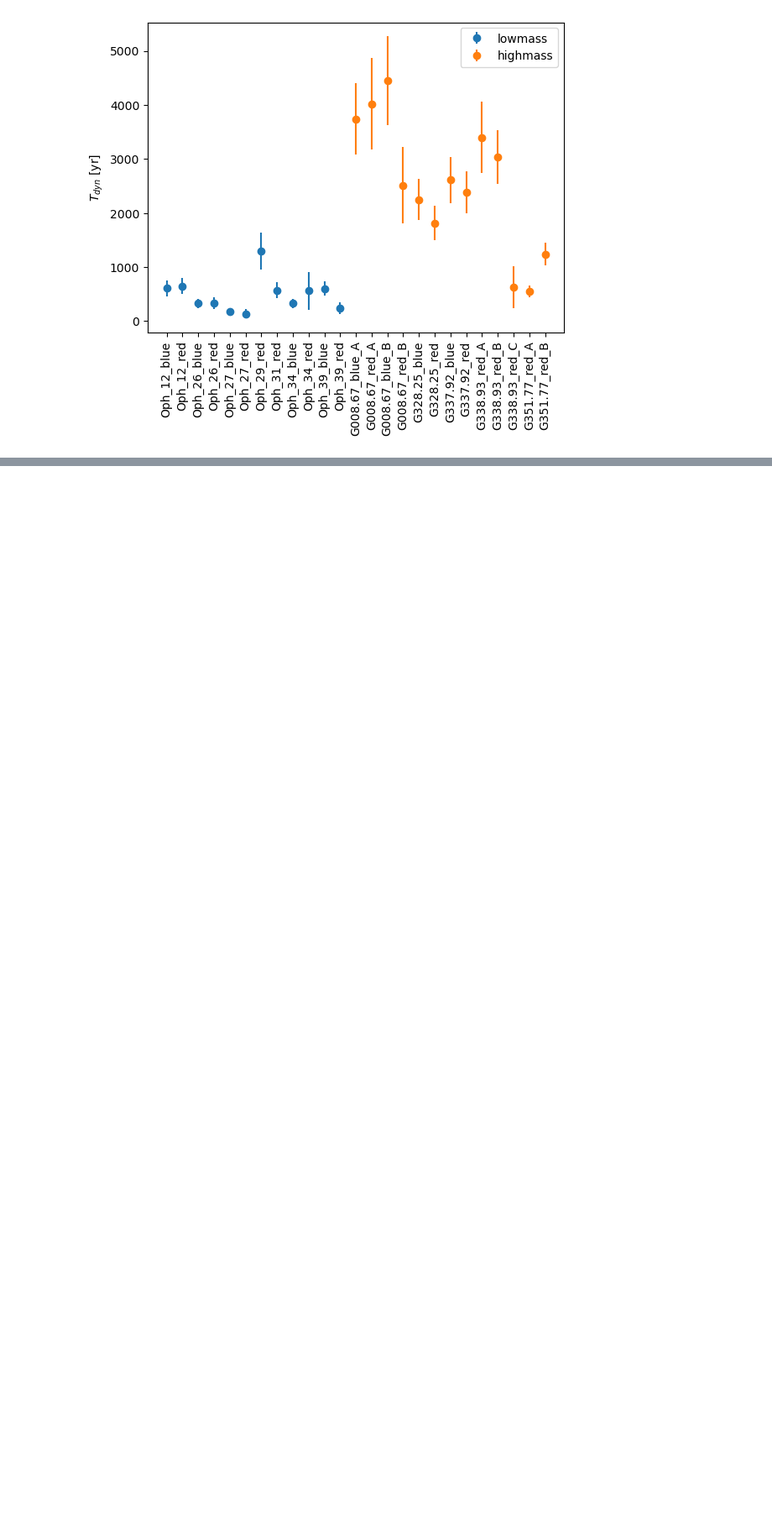
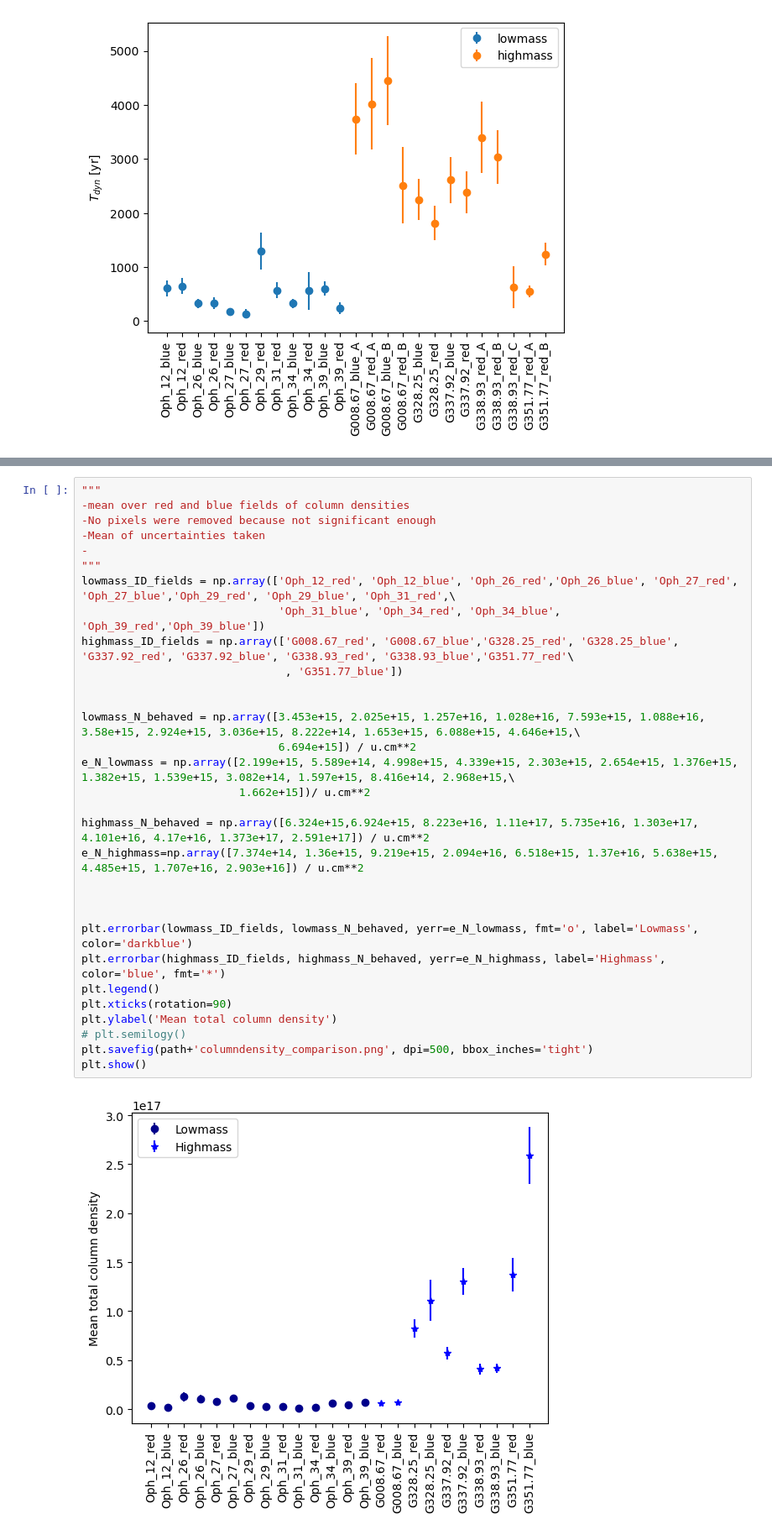
Before and after one commit to femkeballieux/master_project_2, a Jupyter notebook: code/discussion_plots.ipynb, the cells around one changed output, grey strips where cells are left out. Shown at 84% size. Saved outputs shown, nothing was run; the diff lists cells and outputs as text; blank space fills up the shorter version.

```diff
--- a/code/discussion_plots.ipynb
+++ b/code/discussion_plots.ipynb
@@ -85,0 +125,33 @@ plt.show()
+# %%
+"""
+-mean over red and blue fields of column densities
+-No pixels were removed because not significant enough
+-Mean of uncertainties taken
+-
+"""
+lowmass_ID_fields = np.array(['Oph_12_red', 'Oph_12_blue', 'Oph_26_red','Oph_26_blue', 'Oph_27_red', 'Oph_27_blue','Oph_29_red', 'Oph_29_blue', 'Oph_31_red',\
+                              'Oph_31_blue', 'Oph_34_red', 'Oph_34_blue', 'Oph_39_red','Oph_39_blue'])
+highmass_ID_fields = np.array(['G008.67_red', 'G008.67_blue','G328.25_red', 'G328.25_blue', 'G337.92_red', 'G337.92_blue', 'G338.93_red', 'G338.93_blue','G351.77_red'\
+                               , 'G351.77_blue'])
+
+
+lowmass_N_behaved = np.array([3.453e+15, 2.025e+15, 1.257e+16, 1.028e+16, 7.593e+15, 1.088e+16, 3.58e+15, 2.924e+15, 3.036e+15, 8.222e+14, 1.653e+15, 6.088e+15, 4.646e+15,\
+                              6.694e+15]) / u.cm**2
+e_N_lowmass = np.array([2.199e+15, 5.589e+14, 4.998e+15, 4.339e+15, 2.303e+15, 2.654e+15, 1.376e+15, 1.382e+15, 1.539e+15, 3.082e+14, 1.597e+15, 8.416e+14, 2.968e+15,\
+                        1.662e+15])/ u.cm**2
+
+highmass_N_behaved = np.array([6.324e+15,6.924e+15, 8.223e+16, 1.11e+17, 5.735e+16, 1.303e+17, 4.101e+16, 4.17e+16, 1.373e+17, 2.591e+17]) / u.cm**2
+e_N_highmass=np.array([7.374e+14, 1.36e+15, 9.219e+15, 2.094e+16, 6.518e+15, 1.37e+16, 5.638e+15, 4.485e+15, 1.707e+16, 2.903e+16]) / u.cm**2
+
+
+
+plt.errorbar(lowmass_ID_fields, lowmass_N_behaved, yerr=e_N_lowmass, fmt='o', label='Lowmass', color='darkblue')
+plt.errorbar(highmass_ID_fields, highmass_N_behaved, yerr=e_N_highmass, label='Highmass', color='blue', fmt='*')
+plt.legend()
+plt.xticks(rotation=90)
+plt.ylabel('Mean total column density')
+# plt.semilogy()
+plt.savefig(path+'columndensity_comparison.png', dpi=500, bbox_inches='tight')
+plt.show()
+# %% [output]
+[figure, added]
```
Also changed, not shown: parts of 4 cells of this notebook, 9 other files.
